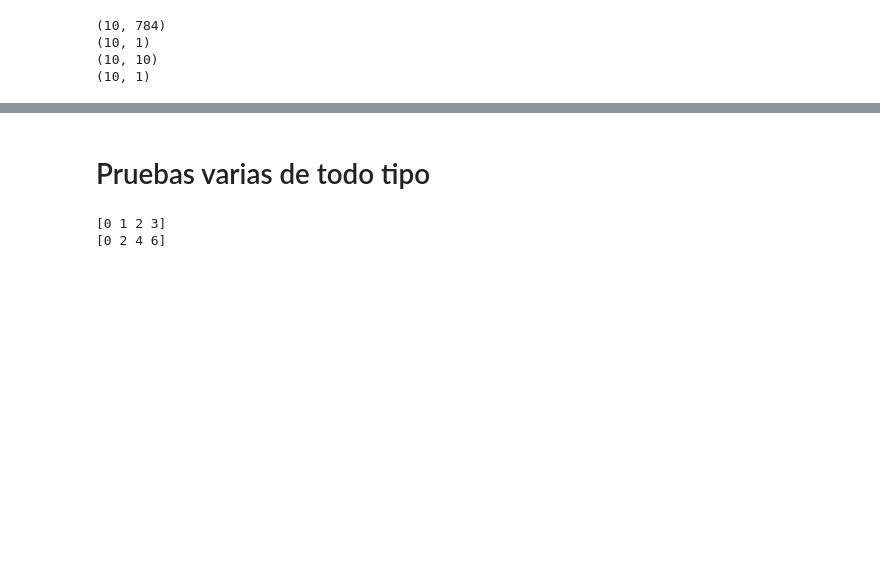
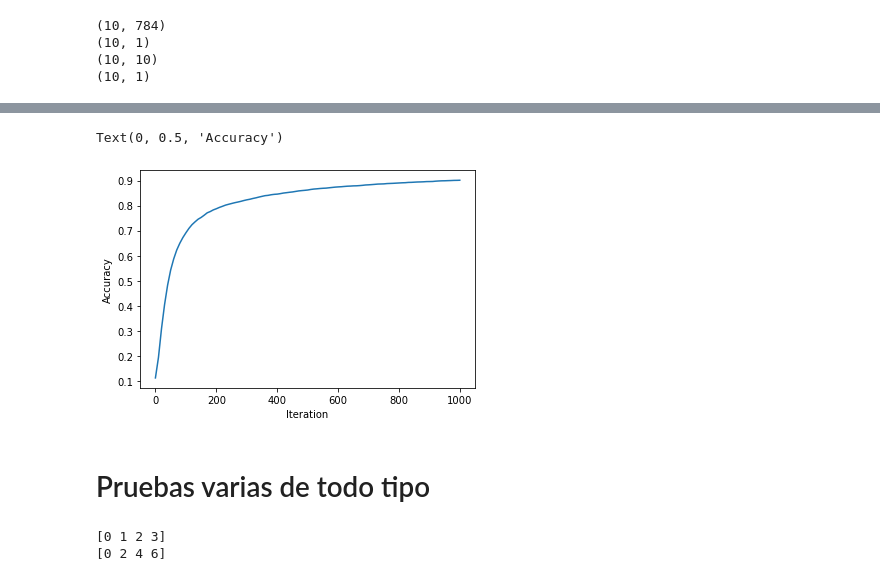
Before and after one commit to ivianrr/toy-neural-network, a Jupyter notebook: mininetwork.ipynb, the cells around one changed output, grey strips where cells are left out. Cells and saved outputs as stored; diff of their text form; code cells hidden in the pictures; blank space fills up the shorter version.

```diff
--- a/mininetwork.ipynb
+++ b/mininetwork.ipynb
@@ -251,0 +259,8 @@ dW1,db1,dW2,db2=backward_prop(Z1, A1, Z2, A2, W1, W2, data, labels)
+# %%
+def get_accuracy(predictions,Y):
+    return np.sum(predictions==Y)/Y.size
+# %%
+predictions=get_predictions(A2)
+acc=get_accuracy(predictions,labels)
+print(acc)
+np.stack((predictions,labels))
@@ -251,0 +271,18 @@ dW1,db1,dW2,db2=backward_prop(Z1, A1, Z2, A2, W1, W2, data, labels)
+# %%
+def gradient_descent(X,Y,alpha,iterations):
+    W1, b1, W2, b2 =init_params()
+    debug=[]
+    for i in range(iterations):
+        Z1,A1,Z2,A2 = forward_prop(W1,b1,W2,b2,X)
+        dW1,db1,dW2,db2 = backward_prop(Z1, A1, Z2, A2, W1, W2, X, Y)
+        W1, b1, W2, b2 = update_params(W1,b1, W2,b2,dW1,db1,dW2,db2,alpha)
+
+        if i%10==0 or i==iterations-1:
+            predictions=get_predictions(A2)
+            acc=get_accuracy(predictions,labels)
+            debug.append((i,acc))
+            print(f"Iteration: {i}\t\tAccuracy: {acc}")
+
+    return W1,b1,W2,b2,debug
+# %%
+W1,b1,W2,b2,debug=gradient_descent(data,labels,0.1,1000)
@@ -252,3 +307,11 @@ dW1,db1,dW2,db2=backward_prop(Z1, A1, Z2, A2, W1, W2, data, labels)
+# %%
+x,y=zip(*debug)
+plt.plot(x,y)
+plt.xlabel("Iteration")
+plt.ylabel("Accuracy")
+# %% [output]
+Text(0, 0.5, 'Accuracy')
+[figure, added]
 # %% [markdown]
 # Pruebas varias de todo tipo
 # %%
```
Also changed, not shown: parts of 4 cells of this notebook.
